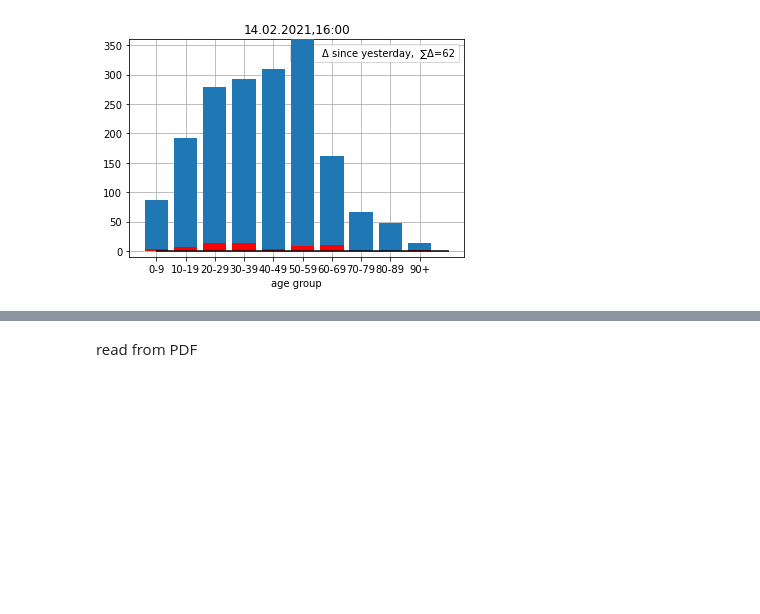
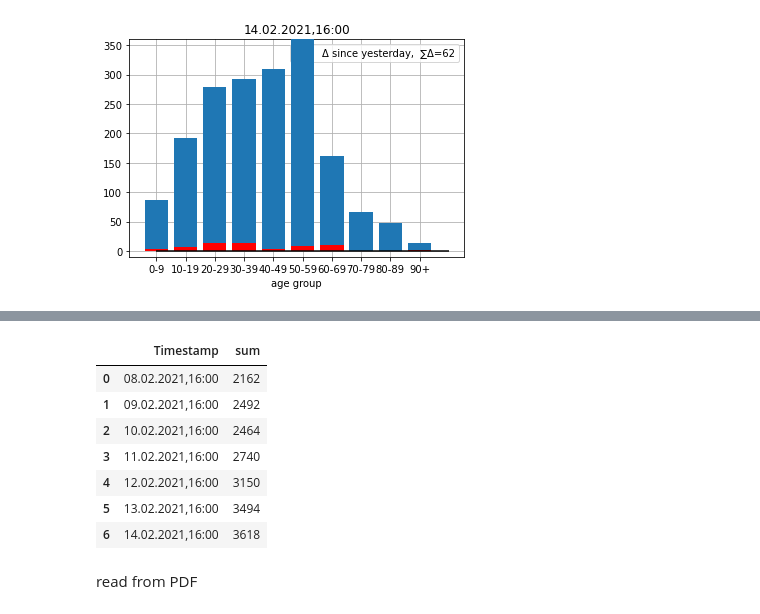
Before and after one commit to hydroclaus/corona_varianten_bw, a Jupyter notebook: new_variants_bw.ipynb, the cells around one changed output, grey strips where cells are left out. Drawn from its saved outputs; the diff is of its cells as text; code cells hidden in the pictures; blank space fills up the shorter version.

```diff
--- a/new_variants_bw.ipynb
+++ b/new_variants_bw.ipynb
@@ -126,3 +175,14 @@ for i in np.arange(start=1, stop=data.index[-1]+1):
+# %%
+data[["Timestamp","sum"]]
+# %% [output]
+|  | Timestamp | sum |
+| 0 | 08.02.2021,16:00 | 2162 |
+| 1 | 09.02.2021,16:00 | 2492 |
+| 2 | 10.02.2021,16:00 | 2464 |
+| 3 | 11.02.2021,16:00 | 2740 |
+| 4 | 12.02.2021,16:00 | 3150 |
+| 5 | 13.02.2021,16:00 | 3494 |
+| 6 | 14.02.2021,16:00 | 3618 |
 # %% [markdown]
 read from PDF
 # %%
```
Also changed, not shown: parts of 3 cells of this notebook, 1 other file.
